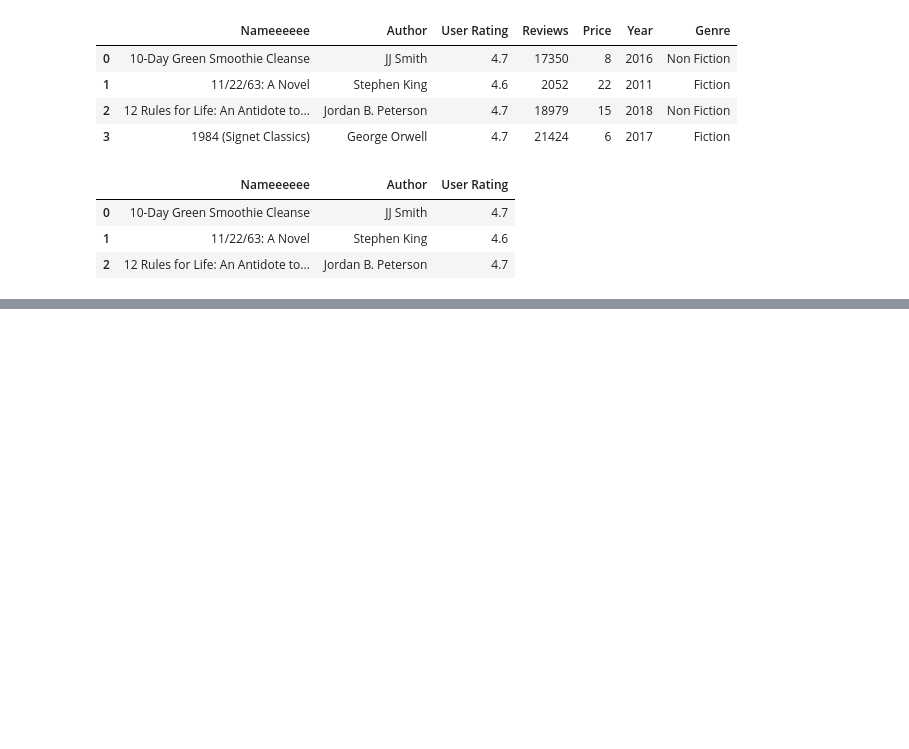
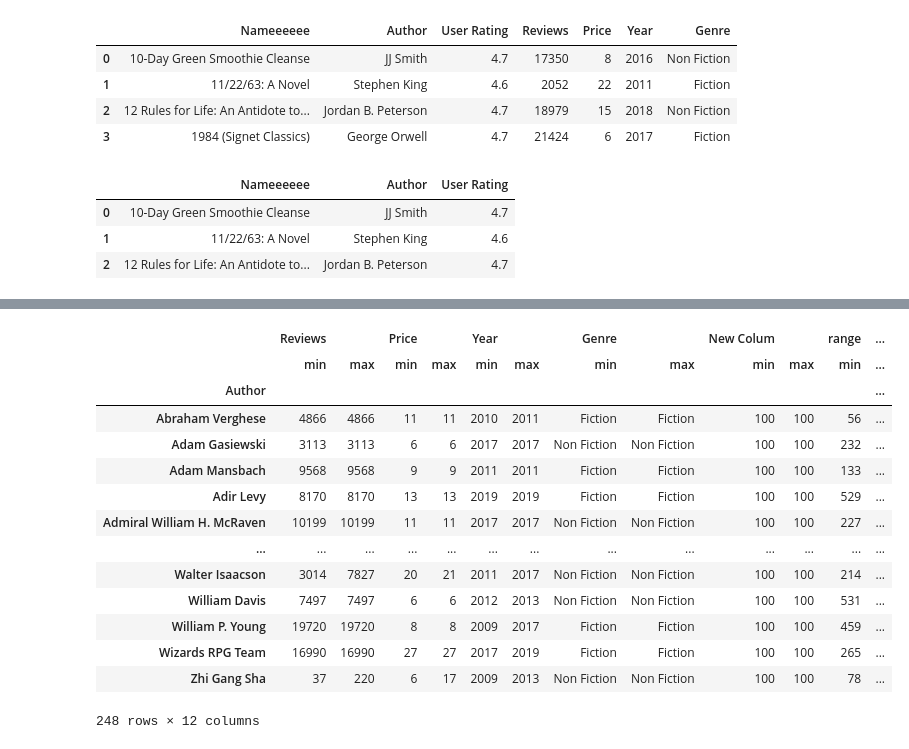
Before and after one commit to havipr/dataAnalytics, a Jupyter notebook: selfStudy/pandas.ipynb, the cells around one changed output, grey strips where cells are left out. Cells and saved outputs as stored; diff of their text form; code cells hidden in the pictures; blank space fills up the shorter version.

Commit message:
groupby, dumplicates etc with pandas

```diff
--- a/selfStudy/pandas.ipynb
+++ b/selfStudy/pandas.ipynb
@@ -126,0 +184,4 @@ df_books.iloc[:3,0:3]
+# %%
+#new array from 0 to the # of values in my data frame
+data = np.arange(0,df_books.shape[0])
+data
@@ -126,0 +206,6 @@ df_books.iloc[:3,0:3]
+# %%
+#New column with my data created in the last code
+#If I work with a range, the number of items have to be the same as the original data frame number of rows
+
+df_books['range'] = data
+df_books
@@ -126,0 +228,2 @@ df_books.iloc[:3,0:3]
+# %%
+df_books.append(df_books)
@@ -126,0 +402,4 @@ df_books.iloc[:3,0:3]
+# %%
+#create a data frame with duplicate values
+df_books = df_books.append(df_books.iloc[0])
+df_books
@@ -126,0 +499,19 @@ df_books.iloc[:3,0:3]
+# %%
+# filter by Autor I wanna see the min and max of each colum
+df_books.groupby('Author').agg(['min','max'])
+# %% [output]
+|  | Reviews |  | Price |  | Year |  | Genre |  | New Colum |  | range | ... |
+|  | min | max | min | max | min | max | min | max | min | max | min | ... |
+| Author |  |  |  |  |  |  |  |  |  |  |  | ... |
+| Abraham Verghese | 4866 | 4866 | 11 | 11 | 2010 | 2011 | Fiction | Fiction | 100 | 100 | 56 | ... |
+| Adam Gasiewski | 3113 | 3113 | 6 | 6 | 2017 | 2017 | Non Fiction | Non Fiction | 100 | 100 | 232 | ... |
+| Adam Mansbach | 9568 | 9568 | 9 | 9 | 2011 | 2011 | Fiction | Fiction | 100 | 100 | 133 | ... |
+| Adir Levy | 8170 | 8170 | 13 | 13 | 2019 | 2019 | Fiction | Fiction | 100 | 100 | 529 | ... |
+| Admiral William H. McRaven | 10199 | 10199 | 11 | 11 | 2017 | 2017 | Non Fiction | Non Fiction | 100 | 100 | 227 | ... |
+| ... | ... | ... | ... | ... | ... | ... | ... | ... | ... | ... | ... | ... |
+| Walter Isaacson | 3014 | 7827 | 20 | 21 | 2011 | 2017 | Non Fiction | Non Fiction | 100 | 100 | 214 | ... |
+| William Davis | 7497 | 7497 | 6 | 6 | 2012 | 2013 | Non Fiction | Non Fiction | 100 | 100 | 531 | ... |
+| William P. Young | 19720 | 19720 | 8 | 8 | 2009 | 2017 | Fiction | Fiction | 100 | 100 | 459 | ... |
+| Wizards RPG Team | 16990 | 16990 | 27 | 27 | 2017 | 2019 | Fiction | Fiction | 100 | 100 | 265 | ... |
+| Zhi Gang Sha | 37 | 220 | 6 | 17 | 2009 | 2013 | Non Fiction | Non Fiction | 100 | 100 | 78 | ... |
+248 rows × 12 columns
```
Also changed, not shown: parts of 46 cells of this notebook.
